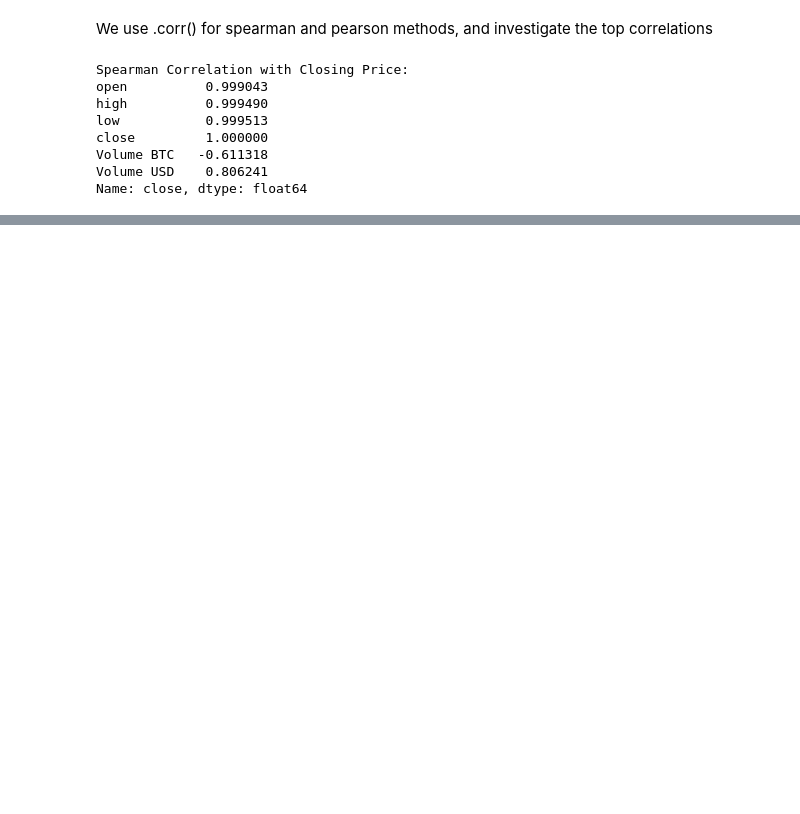
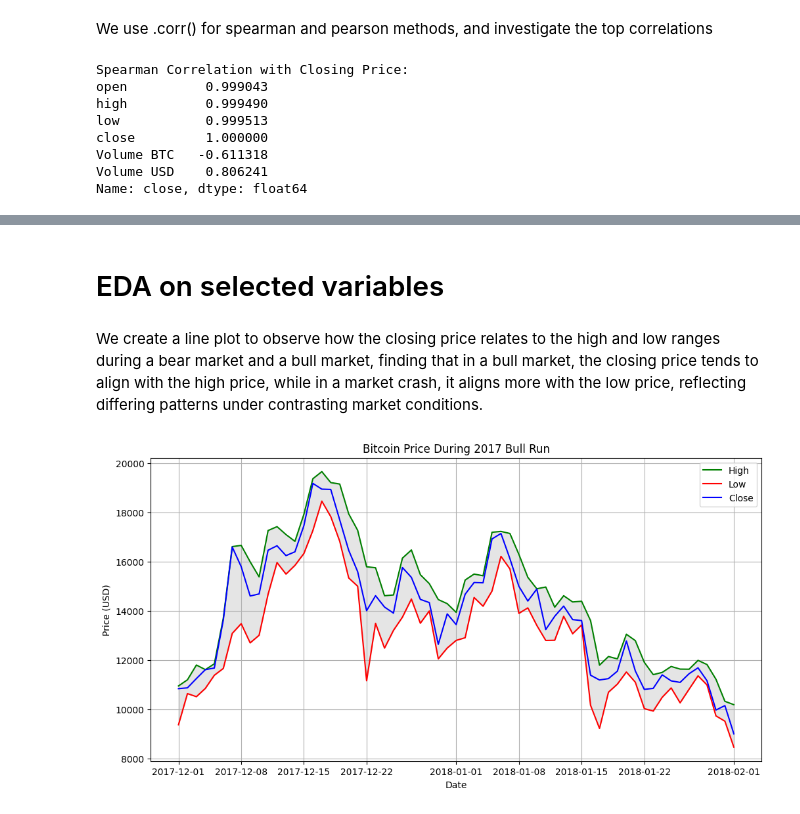
Before and after one commit to Cosmin1907/bitcoin-forecast, a Jupyter notebook: jupyter_notebooks/02 - PriceStudy.ipynb, the cells around one changed output, grey strips where cells are left out. Saved outputs shown, nothing was run; the diff lists cells and outputs as text; code cells hidden in the pictures; blank space fills up the shorter version.

Commit message:
Add line plot analysis for closing price trends

```diff
--- a/jupyter_notebooks/02 - PriceStudy.ipynb
+++ b/jupyter_notebooks/02 - PriceStudy.ipynb
@@ -165,0 +165,27 @@ except Exception as e:
+# %% [markdown]
+# EDA on selected variables
+# %% [markdown]
+We create a line plot to observe how the closing price relates to the high and low ranges during a bear market and a bull market, finding that in a bull market, the closing price tends to align with the high price, while in a market crash, it aligns more with the low price, reflecting differing patterns under contrasting market conditions.
+# %%
+import pandas as pd
+import matplotlib.pyplot as plt
+
+# Filter the dataset for the specified date range
+start_date = '2017-12-01'
+end_date = '2018-02-01'
+df_bull_run = df[(df.index >= start_date) & (df.index <= end_date)]
+
+# Plot the filtered data
+plt.figure(figsize=(12, 6))
+plt.plot(df_bull_run.index, df_bull_run['high'], label='High', color='green')
+plt.plot(df_bull_run.index, df_bull_run['low'], label='Low', color='red')
+plt.plot(df_bull_run.index, df_bull_run['close'], label='Close', color='blue')
+plt.fill_between(df_bull_run.index, df_bull_run['low'], df_bull_run['high'], color='grey', alpha=0.2)
+plt.title('Bitcoin Price During 2017 Bull Run')
+plt.xlabel('Date')
+plt.ylabel('Price (USD)')
+plt.legend()
+plt.grid(True)
+plt.show()
+# %% [output]
+[figure, added]
```
Also changed, not shown: parts of 8 cells of this notebook.
